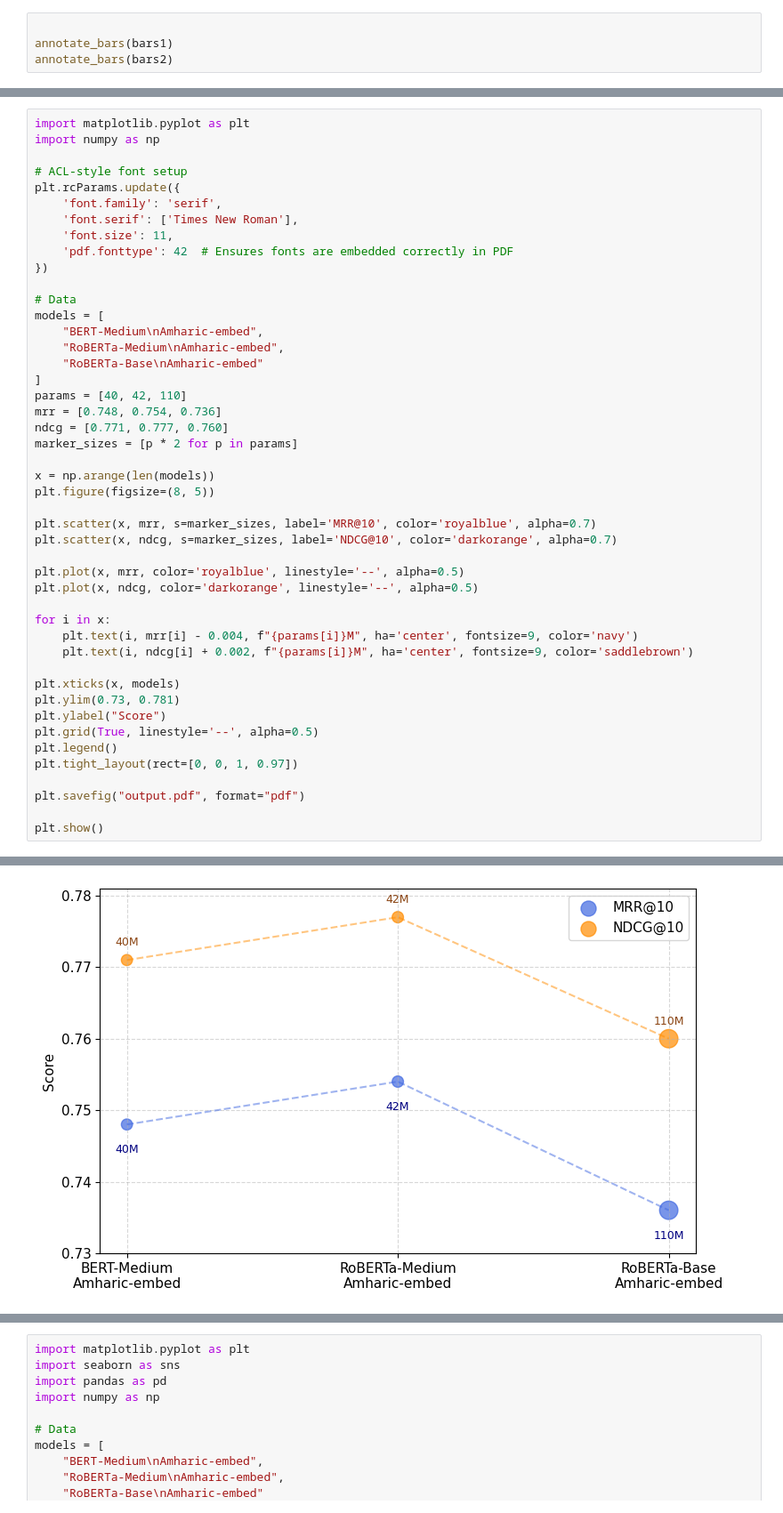
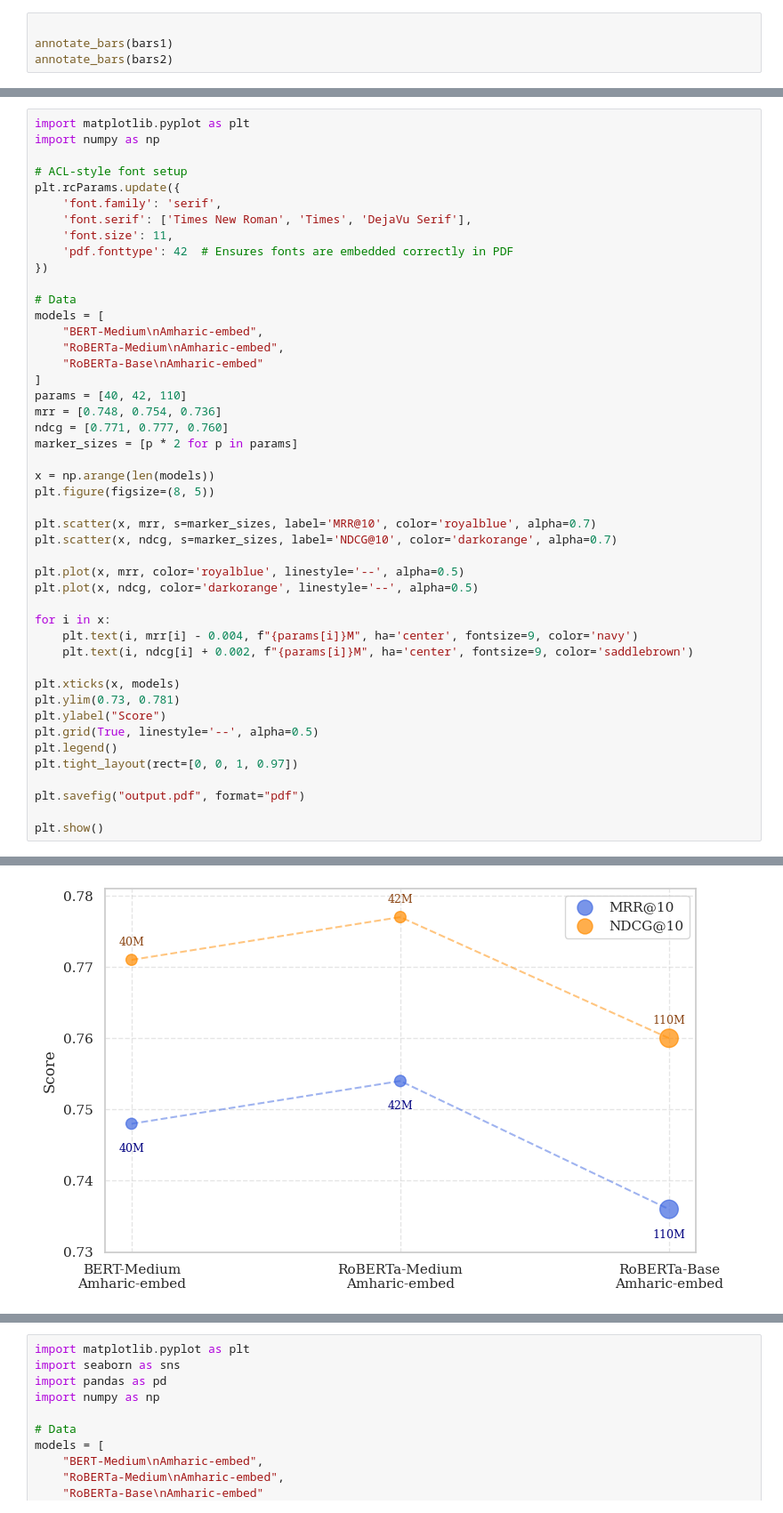
Before and after one commit to kidist-amde/amharic-ir-benchmarks, a Jupyter notebook: notebooks/analysis_colbert_model_comparison.ipynb, the cells around one changed output, grey strips where cells are left out. Shown: that part at 89% size. Cells and saved outputs as stored; diff of their text form.

```diff
--- a/notebooks/analysis_colbert_model_comparison.ipynb
+++ b/notebooks/analysis_colbert_model_comparison.ipynb
@@ -281,7 +283,7 @@ import numpy as np
 # ACL-style font setup
 plt.rcParams.update({
     'font.family': 'serif',
-    'font.serif': ['Times New Roman'],
+    'font.serif': ['Times New Roman', 'Times', 'DejaVu Serif'],
     'font.size': 11,
     'pdf.fonttype': 42  # Ensures fonts are embedded correctly in PDF
 })
@@ -341,4 +326,4 @@ findfont: Generic family 'serif' not found because none of the following familie
-[figure, old version]
+[figure, new version]
 # %%
 import matplotlib.pyplot as plt
 import numpy as np
```
Also changed, not shown: parts of 10 cells of this notebook, 1 other file.
